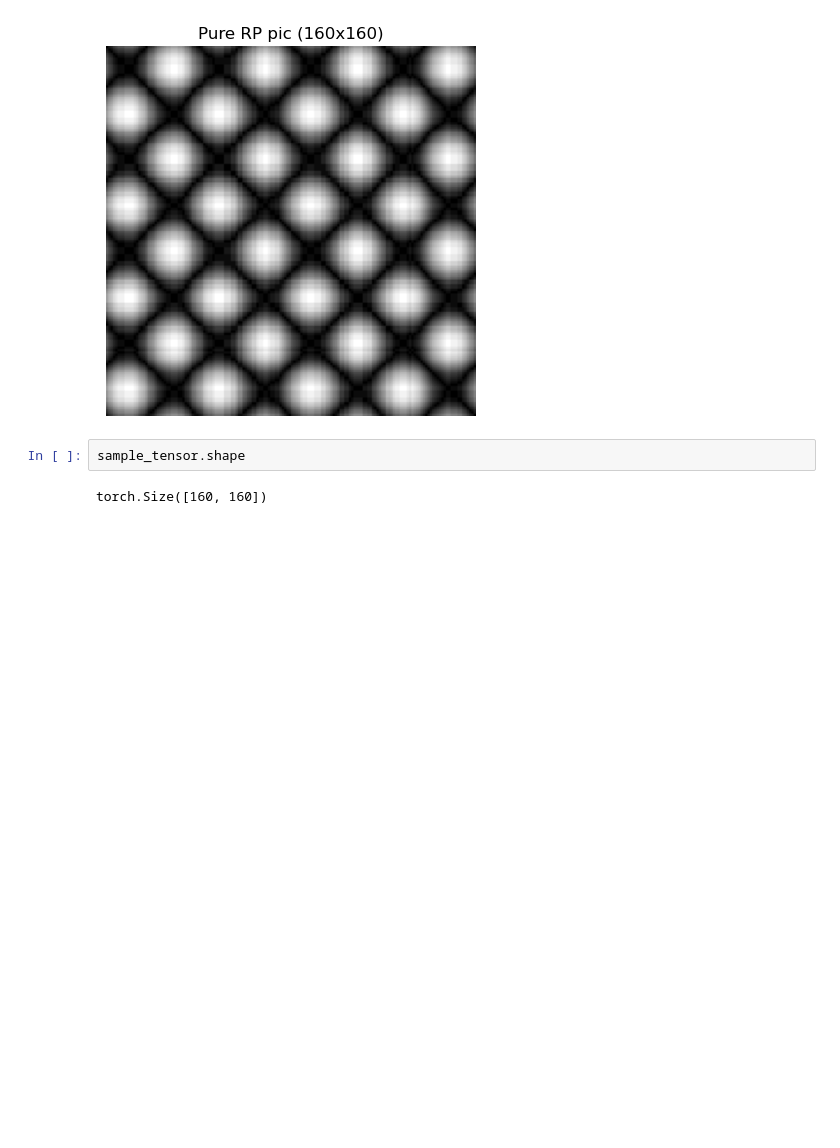
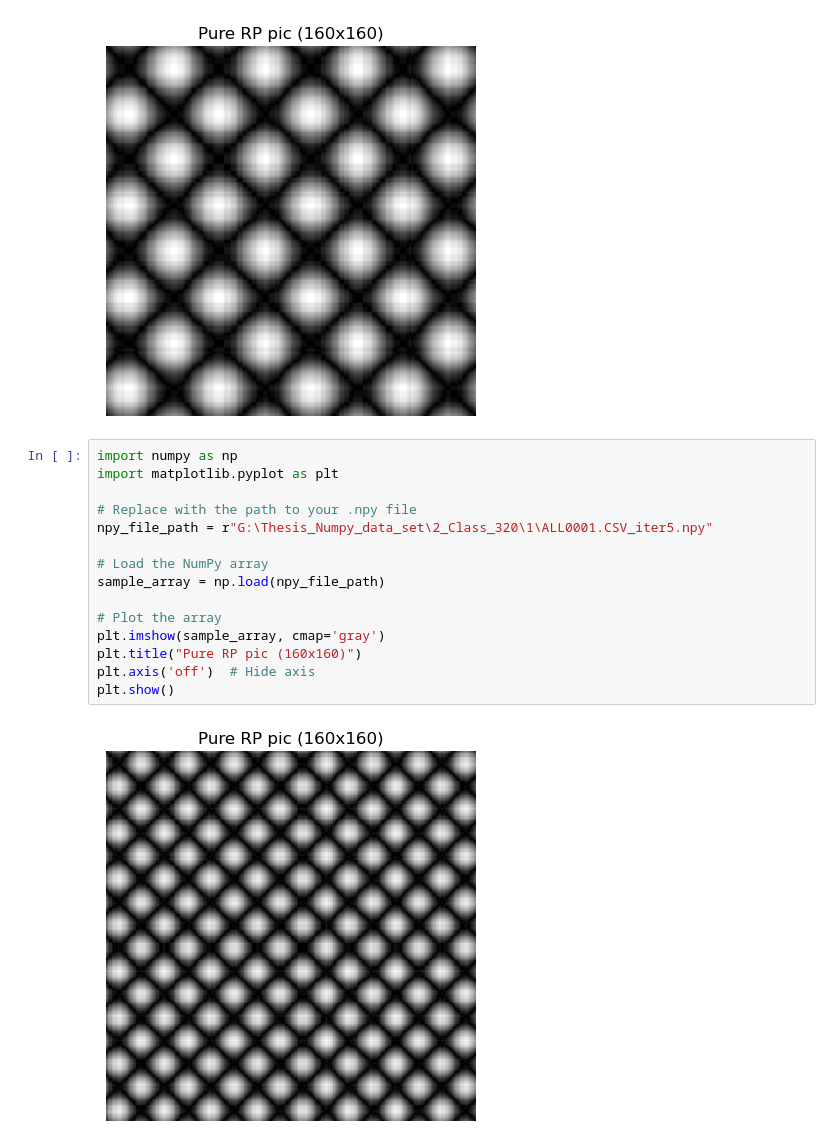
Before and after one commit to Ramineon/Ramin_Thesis, a Jupyter notebook: Create_pic_from_tensor.ipynb, the cells around one changed output. Saved outputs shown, nothing was run; the diff lists cells and outputs as text; blank space fills up the shorter version.

```diff
--- a/Create_pic_from_tensor.ipynb
+++ b/Create_pic_from_tensor.ipynb
@@ -10,6 +10,19 @@ plt.show()
 # %% [output]
 [figure]
 # %%
-sample_tensor.shape
+import numpy as np
+import matplotlib.pyplot as plt
+
+# Replace with the path to your .npy file
+npy_file_path = r"G:\Thesis_Numpy_data_set\2_Class_320\1\ALL0001.CSV_iter5.npy"
+
+# Load the NumPy array
+sample_array = np.load(npy_file_path)
+
+# Plot the array
+plt.imshow(sample_array, cmap='gray')
+plt.title("Pure RP pic (160x160)")
+plt.axis('off')  # Hide axis
+plt.show()
 # %% [output]
-torch.Size([160, 160])
+[figure, added]
```
Also changed, not shown: parts of 1 cell of this notebook, 3 other files.
